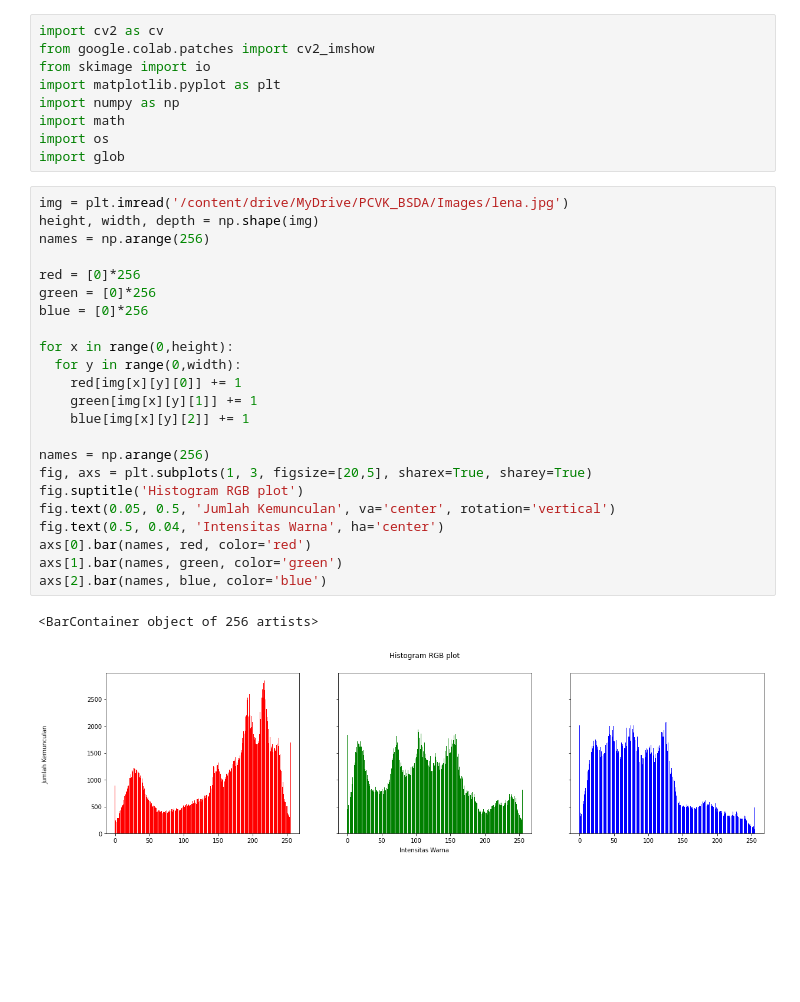
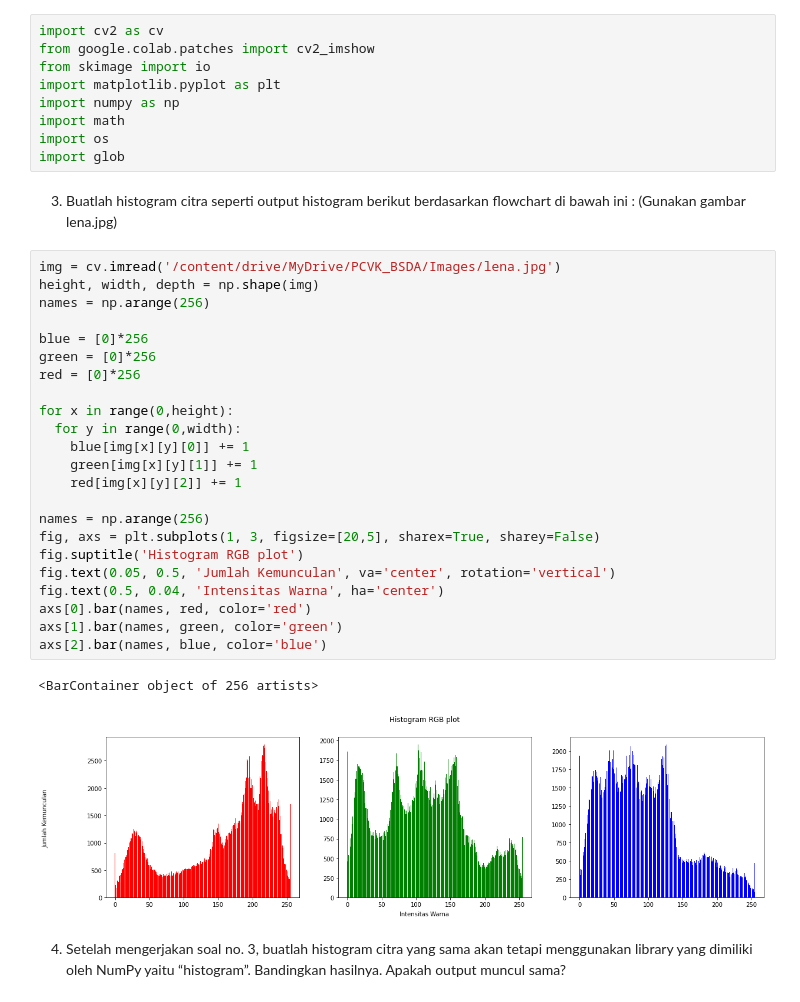
Before and after one commit to bellasoniadwi/PCVK_Genap_2023, a Jupyter notebook: Week6.ipynb, the cells around one changed output. Cells and saved outputs as stored; diff of their text form; blank space fills up the shorter version.

```diff
--- a/Week6.ipynb
+++ b/Week6.ipynb
@@ -16,30 +16,34 @@ import numpy as np
 import math
 import os
 import glob
+# %% [markdown]
+3. Buatlah histogram citra seperti output histogram berikut berdasarkan flowchart di bawah ini : (Gunakan gambar lena.jpg)
 # %%
-img = plt.imread('/content/drive/MyDrive/PCVK_BSDA/Images/lena.jpg')
+img = cv.imread('/content/drive/MyDrive/PCVK_BSDA/Images/lena.jpg')
 height, width, depth = np.shape(img)
 names = np.arange(256)
 
+blue = [0]*256
+green = [0]*256
 red = [0]*256
-green = [0]*256
-blue = [0]*256
 
 for x in range(0,height):
   for y in range(0,width):
-    red[img[x][y][0]] += 1
+    blue[img[x][y][0]] += 1
     green[img[x][y][1]] += 1
-    blue[img[x][y][2]] += 1
+    red[img[x][y][2]] += 1
 
 names = np.arange(256)
-fig, axs = plt.subplots(1, 3, figsize=[20,5], sharex=True, sharey=True)
+fig, axs = plt.subplots(1, 3, figsize=[20,5], sharex=True, sharey=False)
 fig.suptitle('Histogram RGB plot')
 fig.text(0.05, 0.5, 'Jumlah Kemunculan', va='center', rotation='vertical')
 fig.text(0.5, 0.04, 'Intensitas Warna', ha='center')
 axs[0].bar(names, red, color='red')
 axs[1].bar(names, green, color='green')
 axs[2].bar(names, blue, color='blue')
 # %% [output]
 <BarContainer object of 256 artists>
-[figure, old version]
+[figure, new version]
+# %% [markdown]
+4. Setelah mengerjakan soal no. 3, buatlah histogram citra yang sama akan tetapi menggunakan library yang dimiliki oleh NumPy yaitu “histogram”. Bandingkan hasilnya. Apakah output muncul sama?
 # %%
```
Also changed, not shown: parts of 16 cells of this notebook.
